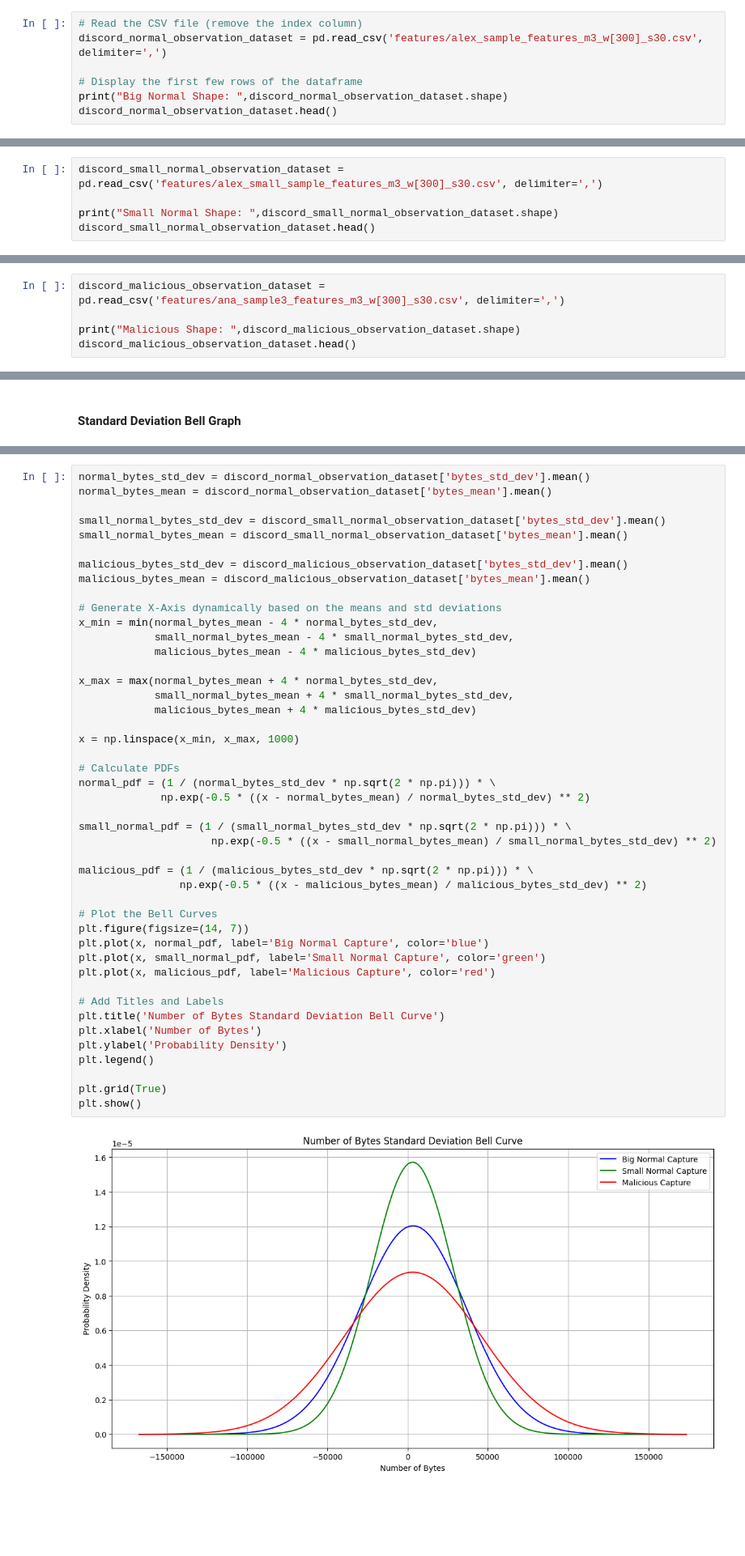
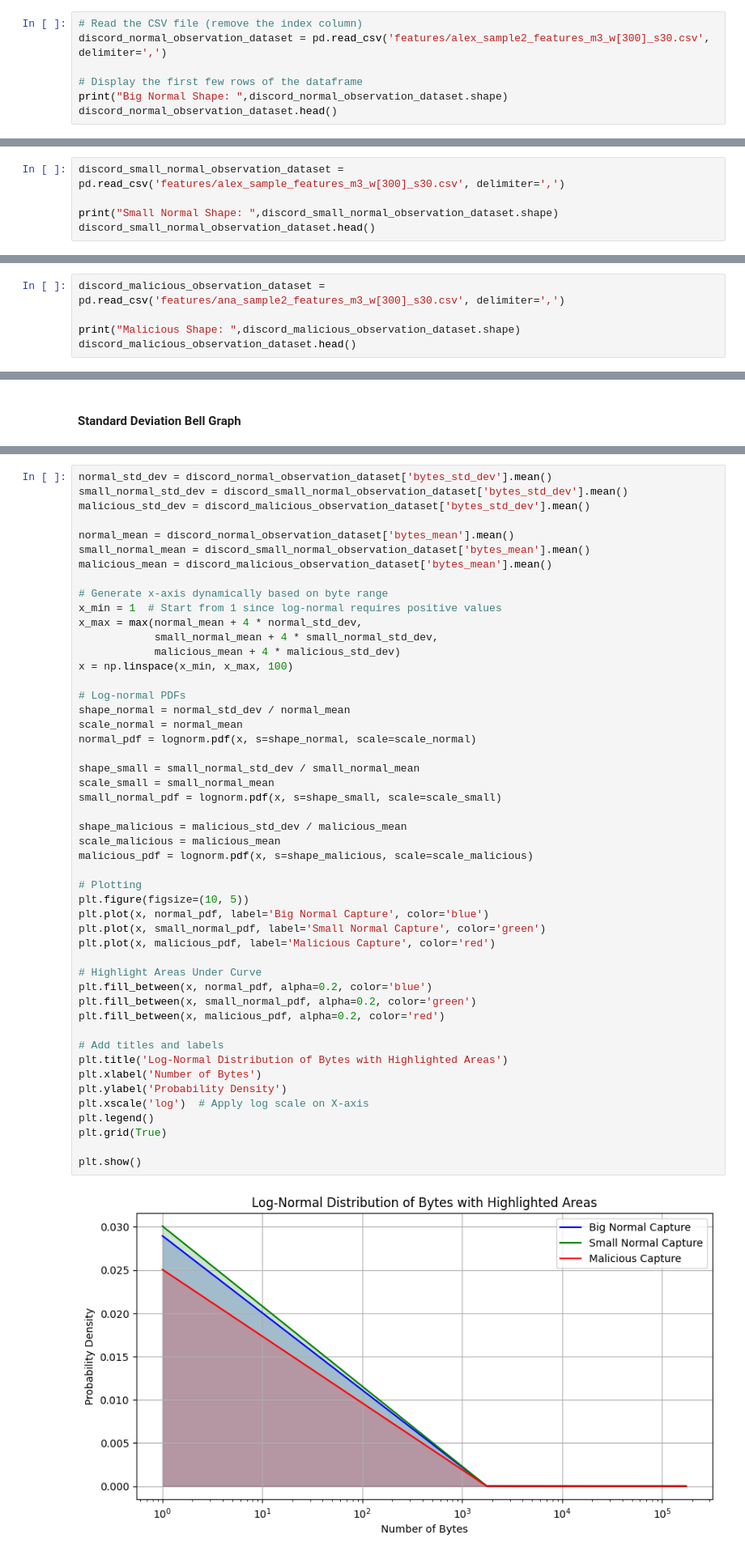
Before and after one commit to NiMouh/discord_exfiltration, a Jupyter notebook: src/modeling.ipynb, the cells around one changed output, grey strips where cells are left out. Shown: that part at 81% size. Saved outputs shown, nothing was run; the diff lists cells and outputs as text; blank space fills up the shorter version.

```diff
--- a/src/modeling.ipynb
+++ b/src/modeling.ipynb
@@ -14,7 +17,7 @@ from tensorflow.keras.layers import Input, Dense
 #### Dataset import and cleaning
 # %%
 # Read the CSV file (remove the index column)
-discord_normal_observation_dataset = pd.read_csv('features/alex_sample_features_m3_w[300]_s30.csv', delimiter=',')
+discord_normal_observation_dataset = pd.read_csv('features/alex_sample2_features_m3_w[300]_s30.csv', delimiter=',')
 
 # Display the first few rows of the dataframe
 print("Big Normal Shape: ",discord_normal_observation_dataset.shape)
@@ -31,5 +34,5 @@ Big Normal Shape:  (1207, 23)
 # %%
-discord_small_normal_observation_dataset = pd.read_csv('features/alex_small_sample_features_m3_w[300]_s30.csv', delimiter=',')
+discord_small_normal_observation_dataset = pd.read_csv('features/alex_sample_features_m3_w[300]_s30.csv', delimiter=',')
 
 print("Small Normal Shape: ",discord_small_normal_observation_dataset.shape)
 discord_small_normal_observation_dataset.head()
@@ -45,5 +48,5 @@ Small Normal Shape:  (510, 23)
 # %%
-discord_malicious_observation_dataset = pd.read_csv('features/ana_sample3_features_m3_w[300]_s30.csv', delimiter=',')
+discord_malicious_observation_dataset = pd.read_csv('features/ana_sample2_features_m3_w[300]_s30.csv', delimiter=',')
 
 print("Malicious Shape: ",discord_malicious_observation_dataset.shape)
 discord_malicious_observation_dataset.head()
@@ -283,50 +291,54 @@ plt.show()
 # %%
-normal_bytes_std_dev = discord_normal_observation_dataset['bytes_std_dev'].mean()
-normal_bytes_mean = discord_normal_observation_dataset['bytes_mean'].mean()
+normal_std_dev = discord_normal_observation_dataset['bytes_std_dev'].mean()
+small_normal_std_dev = discord_small_normal_observation_dataset['bytes_std_dev'].mean()
+malicious_std_dev = discord_malicious_observation_dataset['bytes_std_dev'].mean()
 
-small_normal_bytes_std_dev = discord_small_normal_observation_dataset['bytes_std_dev'].mean()
-small_normal_bytes_mean = discord_small_normal_observation_dataset['bytes_mean'].mean()
+normal_mean = discord_normal_observation_dataset['bytes_mean'].mean()
+small_normal_mean = discord_small_normal_observation_dataset['bytes_mean'].mean()
+malicious_mean = discord_malicious_observation_dataset['bytes_mean'].mean()
 
-malicious_bytes_std_dev = discord_malicious_observation_dataset['bytes_std_dev'].mean()
-malicious_bytes_mean = discord_malicious_observation_dataset['bytes_mean'].mean()
+# Generate x-axis dynamically based on byte range
+x_min = 1  # Start from 1 since log-normal requires positive values
+x_max = max(normal_mean + 4 * normal_std_dev,
+            small_normal_mean + 4 * small_normal_std_dev,
+            malicious_mean + 4 * malicious_std_dev)
+x = np.linspace(x_min, x_max, 100)
 
-# Generate X-Axis dynamically based on the means and std deviations
-x_min = min(normal_bytes_mean - 4 * normal_bytes_std_dev,
-            small_normal_bytes_mean - 4 * small_normal_bytes_std_dev,
-            malicious_bytes_mean - 4 * malicious_bytes_std_dev)
+# Log-normal PDFs
+shape_normal = normal_std_dev / normal_mean
+scale_normal = normal_mean
+normal_pdf = lognorm.pdf(x, s=shape_normal, scale=scale_normal)
 
-x_max = max(normal_bytes_mean + 4 * normal_bytes_std_dev,
-            small_normal_bytes_mean + 4 * small_normal_bytes_std_dev,
-            malicious_bytes_mean + 4 * malicious_bytes_std_dev)
+shape_small = small_normal_std_dev / small_normal_mean
+scale_small = small_normal_mean
+small_normal_pdf = lognorm.pdf(x, s=shape_small, scale=scale_small)
 
-x = np.linspace(x_min, x_max, 1000)
+shape_malicious = malicious_std_dev / malicious_mean
+scale_malicious = malicious_mean
+malicious_pdf = lognorm.pdf(x, s=shape_malicious, scale=scale_malicious)
 
-# Calculate PDFs
-normal_pdf = (1 / (normal_bytes_std_dev * np.sqrt(2 * np.pi))) * \
-             np.exp(-0.5 * ((x - normal_bytes_mean) / normal_bytes_std_dev) ** 2)
-
-small_normal_pdf = (1 / (small_normal_bytes_std_dev * np.sqrt(2 * np.pi))) * \
-                     np.exp(-0.5 * ((x - small_normal_bytes_mean) / small_normal_bytes_std_dev) ** 2)
-
-malicious_pdf = (1 / (malicious_bytes_std_dev * np.sqrt(2 * np.pi))) * \
-                np.exp(-0.5 * ((x - malicious_bytes_mean) / malicious_bytes_std_dev) ** 2)
-
-# Plot the Bell Curves
-plt.figure(figsize=(14, 7))
+# Plotting
+plt.figure(figsize=(10, 5))
 plt.plot(x, normal_pdf, label='Big Normal Capture', color='blue')
 plt.plot(x, small_normal_pdf, label='Small Normal Capture', color='green')
 plt.plot(x, malicious_pdf, label='Malicious Capture', color='red')
 
-# Add Titles and Labels
-plt.title('Number of Bytes Standard Deviation Bell Curve')
+# Highlight Areas Under Curve
+plt.fill_between(x, normal_pdf, alpha=0.2, color='blue')
+plt.fill_between(x, small_normal_pdf, alpha=0.2, color='green')
+plt.fill_between(x, malicious_pdf, alpha=0.2, color='red')
+
+# Add titles and labels
+plt.title('Log-Normal Distribution of Bytes with Highlighted Areas')
 plt.xlabel('Number of Bytes')
 plt.ylabel('Probability Density')
+plt.xscale('log')  # Apply log scale on X-axis
 plt.legend()
+plt.grid(True)
 
-plt.grid(True)
 plt.show()
 # %% [output]
-[figure, old version]
+[figure, new version]
 # %% [markdown]
 ##### Standard Deviation Distribution
 # %%
```
Also changed, not shown: parts of 22 cells of this notebook, 2 other files.
